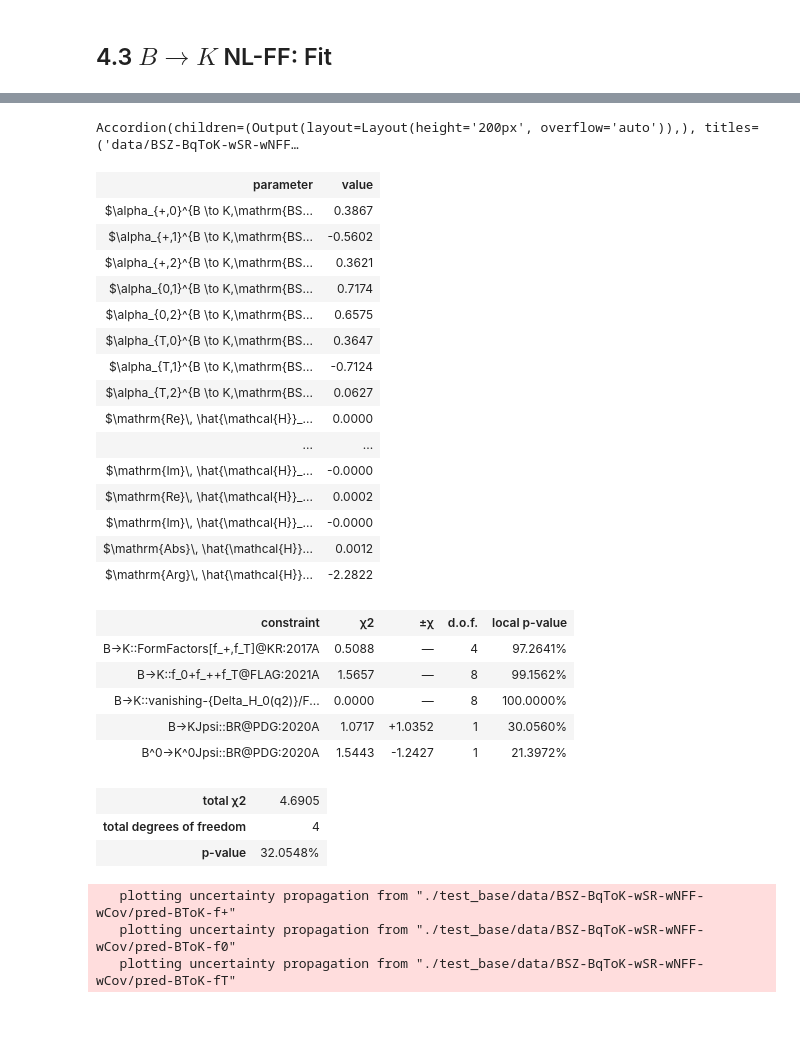
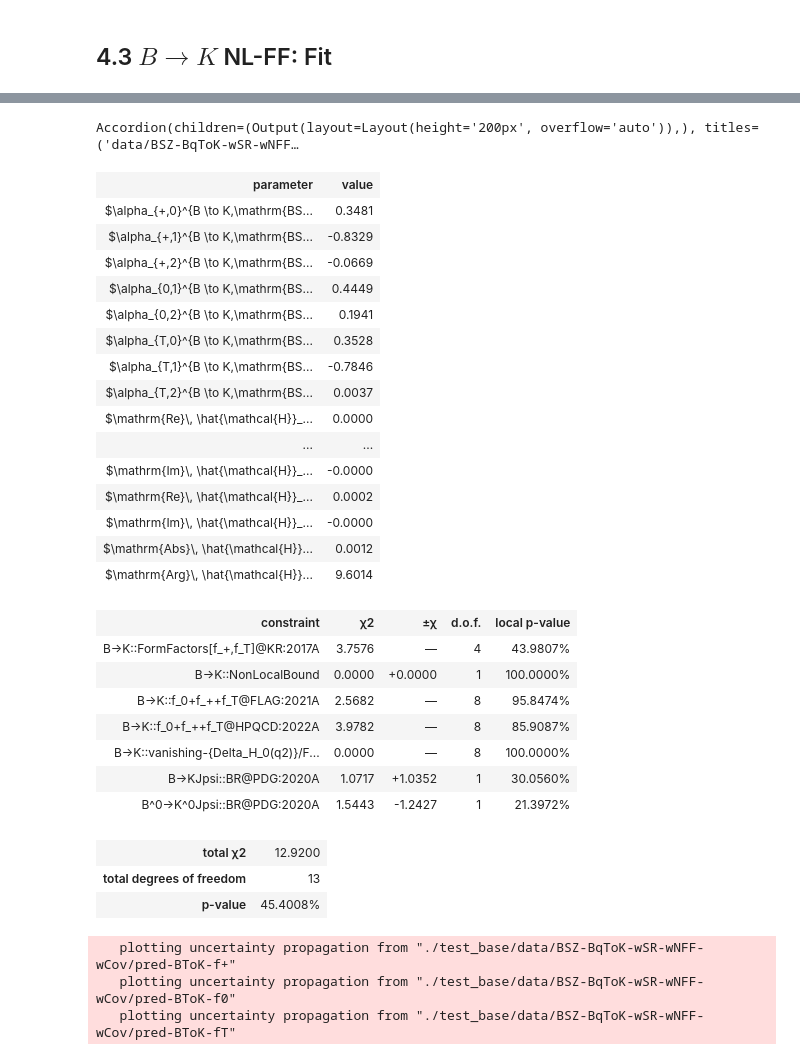
Before and after one commit to mverz/upbsll-py, a Jupyter notebook: analysis_nb_BK.ipynb, the cells around one changed output, grey strips where cells are left out. Cells and saved outputs as stored; diff of their text form; code cells hidden in the pictures; blank space fills up the shorter version.

```diff
--- a/analysis_nb_BK.ipynb
+++ b/analysis_nb_BK.ipynb
@@ -567,54 +618,56 @@ bfp, gof = eos.tasks.find_mode(
         BASE_DIRECTORY,
         importance_samples=True,
         label='EOS',
-        optimizations=50
+        optimizations=100
     )
 display(bfp)
 display(gof)
 # %% [output]
 Inserting custom observables ...
 [ObservableEntries.insert_or_assign] Entry for observable b->s::Re{Delta_C7_Qc}(-7) has been replaced.
 Inserted observable: b->s::Re{Delta_C7_Qc}(-7)
 [ObservableEntries.insert_or_assign] Entry for observable b->s::Im{Delta_C7_Qc}(-7) has been replaced.
 Inserted observable: b->s::Im{Delta_C7_Qc}(-7)
 [ObservableEntries.insert_or_assign] Entry for observable b->s::Re{Delta_C9_Qc}(-7) has been replaced.
 Inserted observable: b->s::Re{Delta_C9_Qc}(-7)
 [ObservableEntries.insert_or_assign] Entry for observable b->s::Im{Delta_C9_Qc}(-7) has been replaced.
 Inserted observable: b->s::Im{Delta_C9_Qc}(-7)
 [ObservableEntries.insert_or_assign] Entry for observable b->s::Re{Delta_C7_Qc}(-5) has been replaced.
 Inserted observable: b->s::Re{Delta_C7_Qc}(-5)
 [ObservableEntries.insert_or_assign] Entry for observable b->s::Im{Delta_C7_Qc}(-5) has been replaced.
 ... (64 lines left out)
 Inserted observable: B->K::Im{H_0(q2,F)}/F_0(q2)
 [ObservableEntries.insert_or_assign] Entry for observable B->Kll::Normalized_dBR/ds has been replaced.
 Inserted observable: B->Kll::Normalized_dBR/ds
 ... finished inserting 39 custom observables
 Accordion(children=(Output(layout=Layout(height='200px', overflow='auto')),), titles=('data/BSZ-BqToK-wSR-wNFF…
 | parameter | value |
-| $\alpha_{+,0}^{B \to K,\mathrm{BS... | 0.3867 |
-| $\alpha_{+,1}^{B \to K,\mathrm{BS... | -0.5602 |
-| $\alpha_{+,2}^{B \to K,\mathrm{BS... | 0.3621 |
-| $\alpha_{0,1}^{B \to K,\mathrm{BS... | 0.7174 |
-| $\alpha_{0,2}^{B \to K,\mathrm{BS... | 0.6575 |
-| $\alpha_{T,0}^{B \to K,\mathrm{BS... | 0.3647 |
-| $\alpha_{T,1}^{B \to K,\mathrm{BS... | -0.7124 |
-| $\alpha_{T,2}^{B \to K,\mathrm{BS... | 0.0627 |
+| $\alpha_{+,0}^{B \to K,\mathrm{BS... | 0.3481 |
+| $\alpha_{+,1}^{B \to K,\mathrm{BS... | -0.8329 |
+| $\alpha_{+,2}^{B \to K,\mathrm{BS... | -0.0669 |
+| $\alpha_{0,1}^{B \to K,\mathrm{BS... | 0.4449 |
+| $\alpha_{0,2}^{B \to K,\mathrm{BS... | 0.1941 |
+| $\alpha_{T,0}^{B \to K,\mathrm{BS... | 0.3528 |
+| $\alpha_{T,1}^{B \to K,\mathrm{BS... | -0.7846 |
+| $\alpha_{T,2}^{B \to K,\mathrm{BS... | 0.0037 |
 | $\mathrm{Re}\, \hat{\mathcal{H}}_... | 0.0000 |
 | ... | ... |
 | $\mathrm{Im}\, \hat{\mathcal{H}}_... | -0.0000 |
 | $\mathrm{Re}\, \hat{\mathcal{H}}_... | 0.0002 |
 | $\mathrm{Im}\, \hat{\mathcal{H}}_... | -0.0000 |
 | $\mathrm{Abs}\, \hat{\mathcal{H}}... | 0.0012 |
-| $\mathrm{Arg}\, \hat{\mathcal{H}}... | -2.2822 |
+| $\mathrm{Arg}\, \hat{\mathcal{H}}... | 9.6014 |
 | constraint | χ2 | ±χ | d.o.f. | local p-value |
-| B->K::FormFactors[f_+,f_T]@KR:2017A | 0.5088 | — | 4 | 97.2641% |
-| B->K::f_0+f_++f_T@FLAG:2021A | 1.5657 | — | 8 | 99.1562% |
+| B->K::FormFactors[f_+,f_T]@KR:2017A | 3.7576 | — | 4 | 43.9807% |
+| B->K::NonLocalBound | 0.0000 | +0.0000 | 1 | 100.0000% |
+| B->K::f_0+f_++f_T@FLAG:2021A | 2.5682 | — | 8 | 95.8474% |
+| B->K::f_0+f_++f_T@HPQCD:2022A | 3.9782 | — | 8 | 85.9087% |
 | B->K::vanishing-{Delta_H_0(q2)}/F... | 0.0000 | — | 8 | 100.0000% |
 | B->KJpsi::BR@PDG:2020A | 1.0717 | +1.0352 | 1 | 30.0560% |
 | B^0->K^0Jpsi::BR@PDG:2020A | 1.5443 | -1.2427 | 1 | 21.3972% |
-| total χ2 | 4.6905 |
-| total degrees of freedom | 4 |
-| p-value | 32.0548% |
+| total χ2 | 12.9200 |
+| total degrees of freedom | 13 |
+| p-value | 45.4008% |
 # %%
 form_factors = [
     ('B->K::f_+(q2)',  r'f_+^{B \to K}(q^2)',   [0.0, 3.3],  'BToK-f+'),
```
Also changed, not shown: parts of 5 cells of this notebook, 12 other files.
